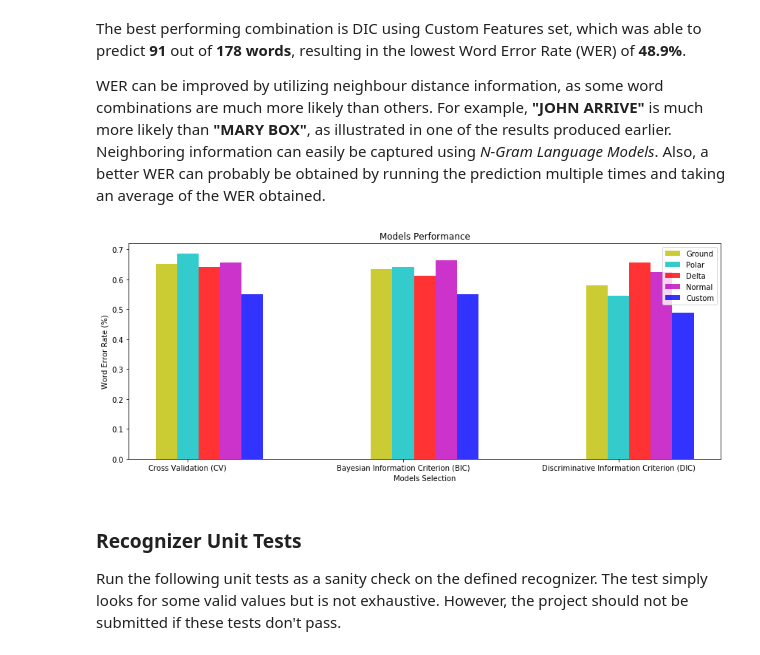
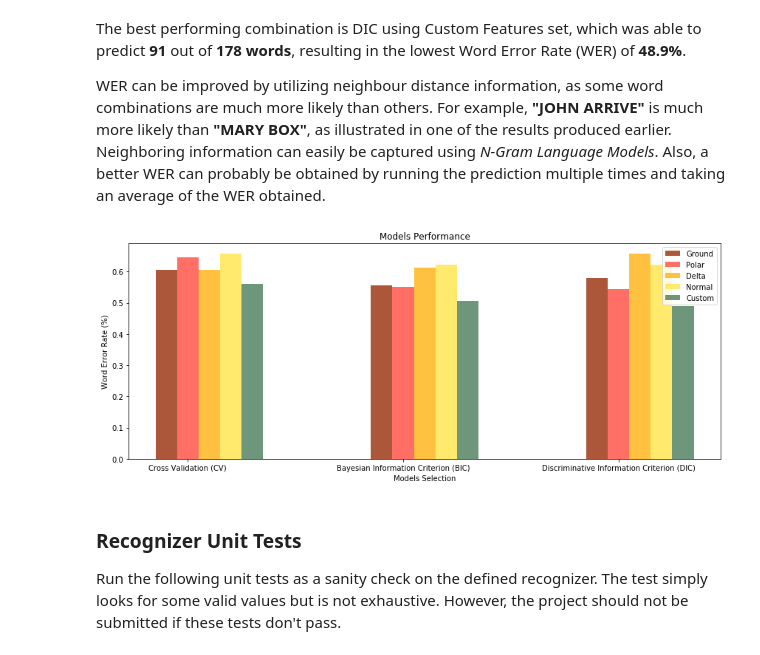
Before and after one commit to barbietunnie/AIND-Recognizer, a Jupyter notebook: asl_recognizer.ipynb, the cells around one changed output. Drawn from its saved outputs; the diff is of its cells as text; code cells hidden in the pictures.

Commit message:
Code review effected and charts updated

```diff
--- a/asl_recognizer.ipynb
+++ b/asl_recognizer.ipynb
@@ -1309,41 +1309,41 @@ WER can be improved by utilizing neighbour distance information, as some word co
 # %%
 import numpy  as  np
 import matplotlib.pyplot as plt
 
 models_selection = ('Cross Validation (CV)', 'Bayesian Information Criterion (BIC)', 'Discriminative Information Criterion (DIC)')
 spacing = len(models_selection)
 
 # Create the plot
 fig, ax = plt.subplots()
 index = np.arange(len(models_selection))
 bar_width = 0.10
 opacity = 0.80
 
 fig.set_figheight(5)
 fig.set_figwidth(12)
 
-ground_features_result = [0.651685393258427, 0.6348314606741573, 0.5786516853932584]
-polar_features_result = [0.6853932584269663, 0.6404494382022472, 0.5449438202247191]
-delta_features_result = [0.6404494382022472, 0.6123595505617978, 0.6573033707865169]
-normalized_features_result = [0.6573033707865169, 0.6629213483146067, 0.6235955056179775]
-custom_features_result = [0.550561797752809, 0.550561797752809, 0.4887640449438202]
+ground_features_result = [0.6067415730337079, 0.5561797752808989, 0.5786516853932584]
+polar_features_result = [0.6460674157303371, 0.550561797752809, 0.5449438202247191]
+delta_features_result = [0.6067415730337079, 0.6123595505617978, 0.6573033707865169]
+normalized_features_result = [0.6573033707865169, 0.6235955056179775, 0.6235955056179775]
+custom_features_result = [0.5617977528089888, 0.5056179775280899, 0.4887640449438202]
 
-plt.bar(index, ground_features_result, bar_width, alpha=opacity, color='y', label='Ground')
-plt.bar(index + bar_width, polar_features_result, bar_width, alpha=opacity, color='c', label='Polar')
-plt.bar(index + (2 * bar_width), delta_features_result, bar_width, alpha=opacity, color='r', label='Delta')
-plt.bar(index + (3 * bar_width), normalized_features_result, bar_width, alpha=opacity, color='m', label='Normal')
-plt.bar(index + (4 * bar_width), custom_features_result, bar_width, alpha=opacity, color='b', label='Custom')
+plt.bar(index, ground_features_result, bar_width, alpha=opacity, color='#972D07', label='Ground')
+plt.bar(index + bar_width, polar_features_result, bar_width, alpha=opacity, color='#FF4B3E', label='Polar')
+plt.bar(index + (2 * bar_width), delta_features_result, bar_width, alpha=opacity, color='#FFB20F', label='Delta')
+plt.bar(index + (3 * bar_width), normalized_features_result, bar_width, alpha=opacity, color='#FFE548', label='Normal')
+plt.bar(index + (4 * bar_width), custom_features_result, bar_width, alpha=opacity, color='#4A7C59', label='Custom')
 
 plt.xlabel('Models Selection')
 plt.ylabel('Word Error Rate (%)')
 plt.title('Models Performance')
 plt.xticks(index + bar_width, models_selection)
 plt.legend()
 plt.tight_layout()
 plt.show()
 plt.close()
 # %% [output]
-[figure, old version]
+[figure, new version]
 # %% [markdown]
 <a id='part3_test'></a>
 ### Recognizer Unit Tests
```
Also changed, not shown: parts of 24 cells of this notebook, 11 other files.
